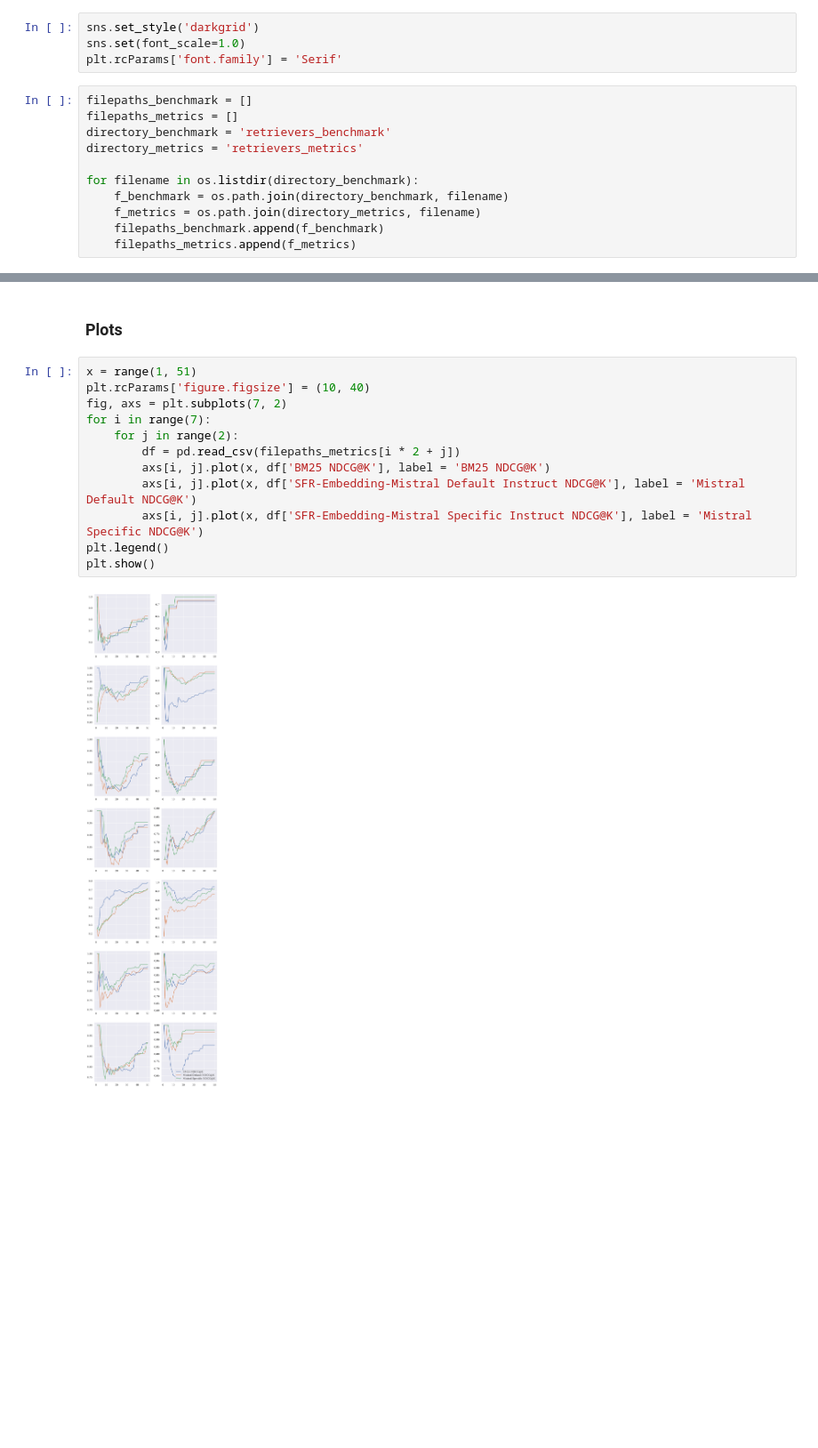
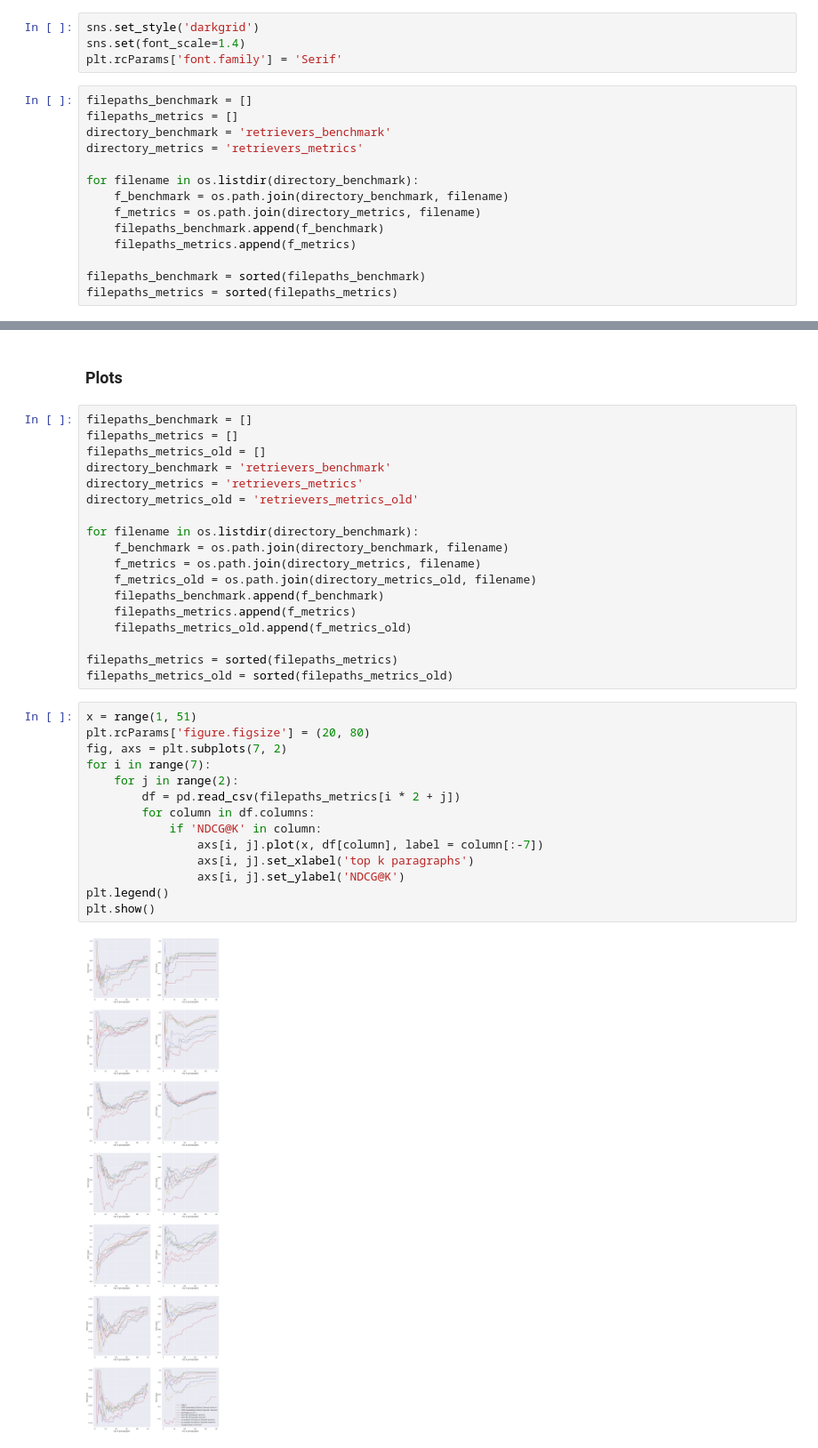
Before and after one commit to al-the-eigenvalue/RAG-on-grammars, a Jupyter notebook: benchmarking_retrievers.ipynb, the cells around one changed output, grey strips where cells are left out. Shown at 89% size. Drawn from its saved outputs; the diff is of its cells as text; blank space fills up the shorter version.

```diff
--- a/benchmarking_retrievers.ipynb
+++ b/benchmarking_retrievers.ipynb
@@ -28,7 +28,7 @@ def fix_random_seeds(seed):
 fix_random_seeds(42)
 # %%
 sns.set_style('darkgrid')
-sns.set(font_scale=1.0)
+sns.set(font_scale=1.4)
 plt.rcParams['font.family'] = 'Serif'
 # %%
 filepaths_benchmark = []
@@ -41,6 +41,9 @@ for filename in os.listdir(directory_benchmark):
     f_metrics = os.path.join(directory_metrics, filename)
     filepaths_benchmark.append(f_benchmark)
     filepaths_metrics.append(f_metrics)
+
+filepaths_benchmark = sorted(filepaths_benchmark)
+filepaths_metrics = sorted(filepaths_metrics)
 # %%
 mapping = {
     0.0: 0,
@@ -246,17 +247,37 @@ get_ndcg_on_dataset(query, model, 'e5-mistral-7b-instruct Default Instruct', def
 get_ndcg_on_dataset(query, model, 'e5-mistral-7b-instruct Specific Instruct', specific_instruct)
 # %% [markdown]
 ### Plots
+# %%
+filepaths_benchmark = []
+filepaths_metrics = []
+filepaths_metrics_old = []
+directory_benchmark = 'retrievers_benchmark'
+directory_metrics = 'retrievers_metrics'
+directory_metrics_old = 'retrievers_metrics_old'
+
+for filename in os.listdir(directory_benchmark):
+    f_benchmark = os.path.join(directory_benchmark, filename)
+    f_metrics = os.path.join(directory_metrics, filename)
+    f_metrics_old = os.path.join(directory_metrics_old, filename)
+    filepaths_benchmark.append(f_benchmark)
+    filepaths_metrics.append(f_metrics)
+    filepaths_metrics_old.append(f_metrics_old)
+
+filepaths_metrics = sorted(filepaths_metrics)
+filepaths_metrics_old = sorted(filepaths_metrics_old)
 # %%
 x = range(1, 51)
-plt.rcParams['figure.figsize'] = (10, 40)
+plt.rcParams['figure.figsize'] = (20, 80)
 fig, axs = plt.subplots(7, 2)
 for i in range(7):
     for j in range(2):
         df = pd.read_csv(filepaths_metrics[i * 2 + j])
-        axs[i, j].plot(x, df['BM25 NDCG@K'], label = 'BM25 NDCG@K')
-        axs[i, j].plot(x, df['SFR-Embedding-Mistral Default Instruct NDCG@K'], label = 'Mistral Default NDCG@K')
-        axs[i, j].plot(x, df['SFR-Embedding-Mistral Specific Instruct NDCG@K'], label = 'Mistral Specific NDCG@K')
+        for column in df.columns:
+            if 'NDCG@K' in column:
+                axs[i, j].plot(x, df[column], label = column[:-7])
+                axs[i, j].set_xlabel('top k paragraphs')
+                axs[i, j].set_ylabel('NDCG@K')
 plt.legend()
 plt.show()
 # %% [output]
-[figure, old version]
+[figure, new version]
```
Also changed, not shown: parts of 2 cells of this notebook, 14 other files.
